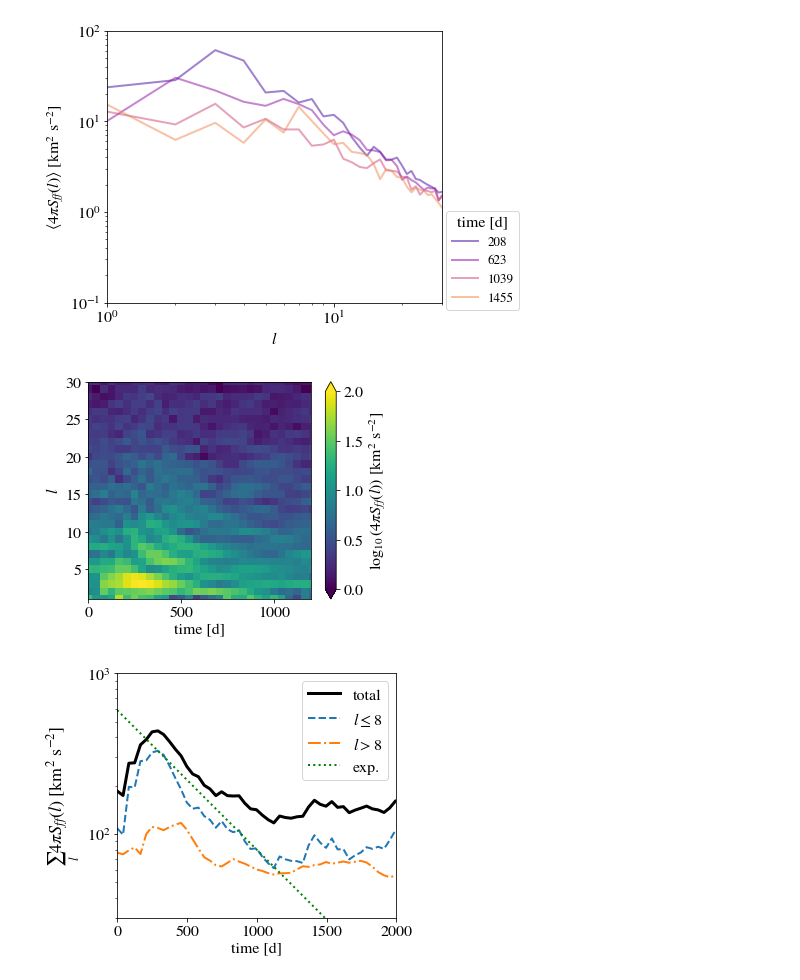
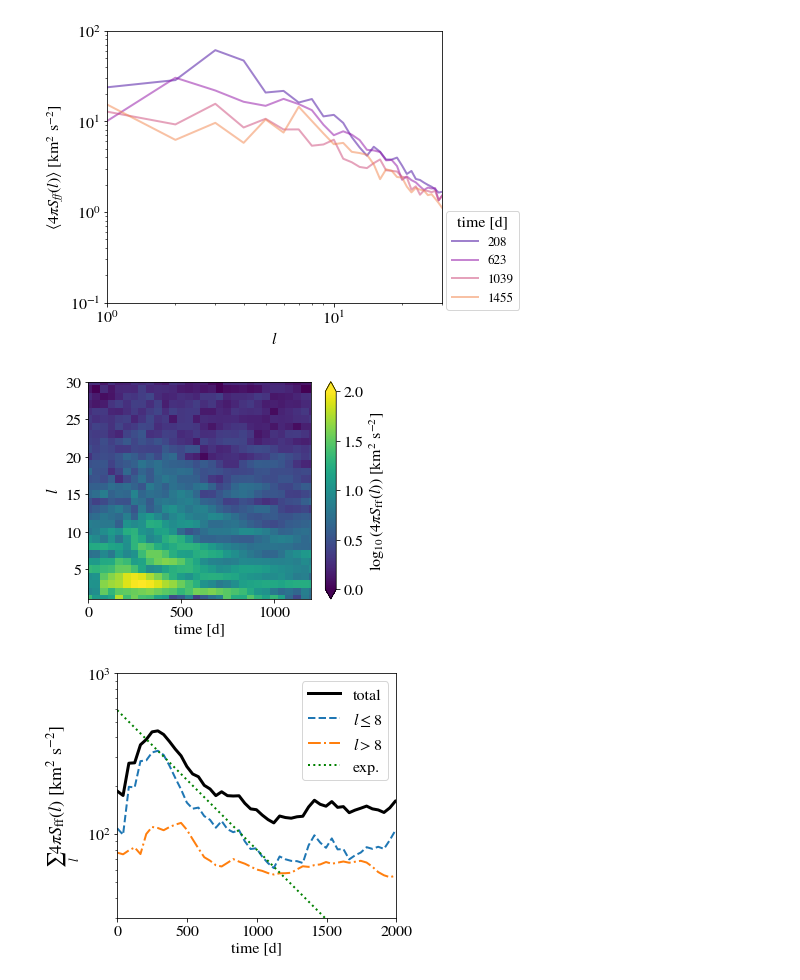
Before and after one commit to morganemacleod/BetelgeuseConvection, a Jupyter notebook: TurbSims.ipynb, the cells around one changed output. Saved outputs shown, nothing was run; the diff lists cells and outputs as text; code cells hidden in the pictures.

```diff
--- a/TurbSims.ipynb
+++ b/TurbSims.ipynb
@@ -29,7 +29,7 @@ Constants defined...
 # %% [markdown]
 # Setup
 # %%
-base_dir = "/Volumes/LaCie/turb/P5r/"
+base_dir = "data/P5r/"
 hst = ascii.read(base_dir+"tcc.hst",header_start=1)
 
 #plt.plot(hst['[1]=time'],hst['[26]=Etot_r'])
@@ -717,18 +716,18 @@ plt.savefig("figs/spec1d.pdf",bbox_inches='tight')
 # %%
 plt.figure(figsize=(5,4))
 plt.pcolormesh(np.array(st['times'])*TSCALE/86400.,st['spectime'][0].degrees(), np.log10(spec2d.T),
               vmin=0.,vmax=2,rasterized=True)
 
-plt.colorbar(extend='both',label=r'$\log_{10}(4\pi S_{ff}(l))$ [km$^2$ s$^{-2}$]')
+plt.colorbar(extend='both',label=r'$\log_{10}(4\pi S_{\rm ff}(l))$ [km$^2$ s$^{-2}$]')
 plt.xlabel('time [d]')
 plt.ylabel('$l$')
 plt.xlim(0,1200)
 plt.ylim(1,30)
 #plt.semilogy()
 
 plt.savefig("figs/spec2d.pdf",bbox_inches='tight')
 # %% [output]
-[figure, old version]
+[figure, new version]
 # %%
 td = np.array(st['times'])*TSCALE/86400.
 lcut = 8
```
Also changed, not shown: parts of 3 cells of this notebook, 13 other files.
